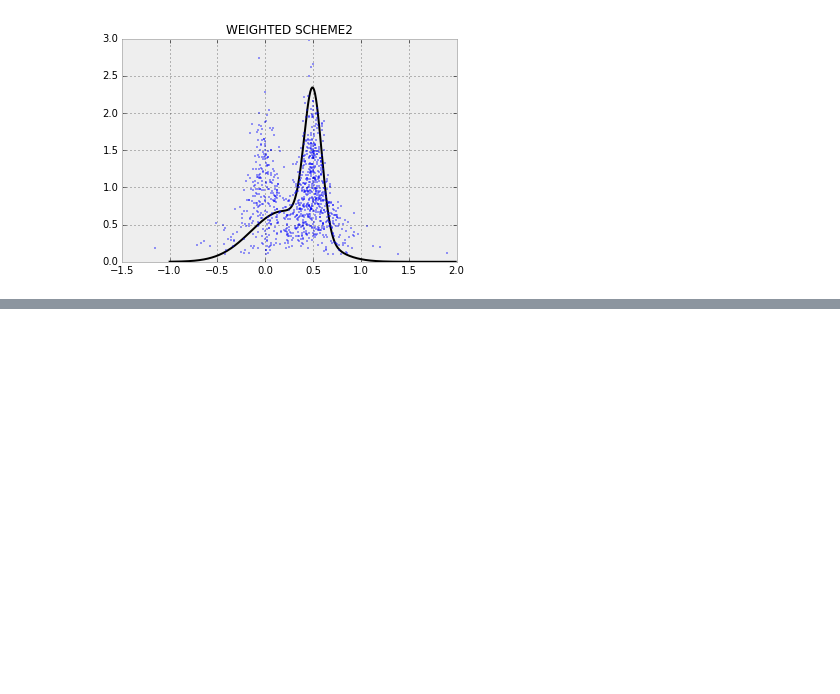
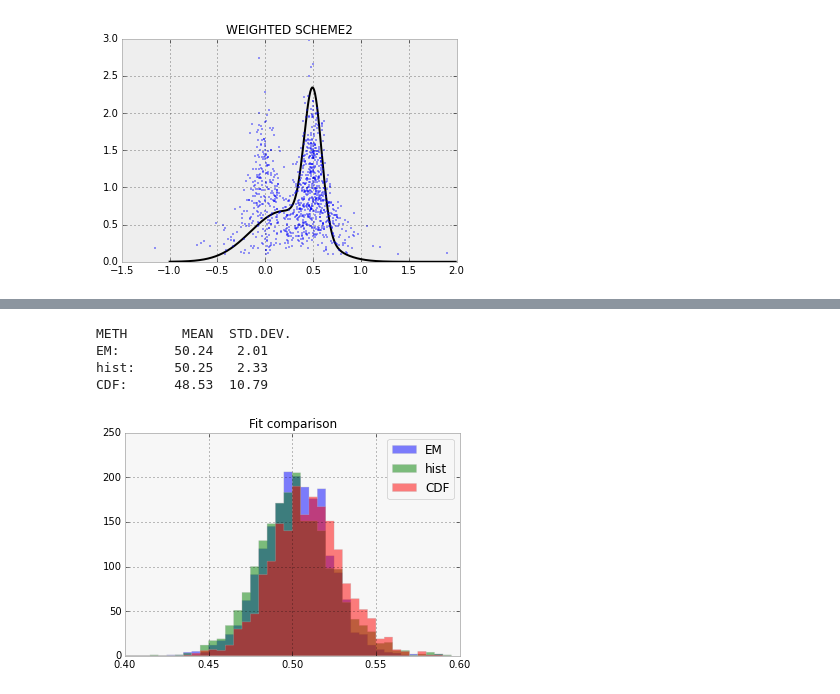
Before and after one commit to tritemio/notebooks, a Jupyter notebook: Mixture_Model_Fitting.ipynb, the cells around one changed output, grey strips where cells are left out. Cells and saved outputs as stored; diff of their text form; code cells hidden in the pictures; blank space fills up the shorter version.

```diff
--- a/Mixture_Model_Fitting.ipynb
+++ b/Mixture_Model_Fitting.ipynb
@@ -862,0 +714,9 @@ in estimating the FRET efficiency.
+# %%
+plot_accuracy([P_em, P_h, P_cdf], labels=['EM', 'hist', 'CDF'], ip=2,
+              bins=(r_[.4:.6:0.005]))
+# %% [output]
+METH       MEAN  STD.DEV.
+EM:       50.24   2.01
+hist:     50.25   2.33
+CDF:      48.53  10.79
+[figure, added]
```
Also changed, not shown: parts of 69 cells of this notebook, 1 other file.
